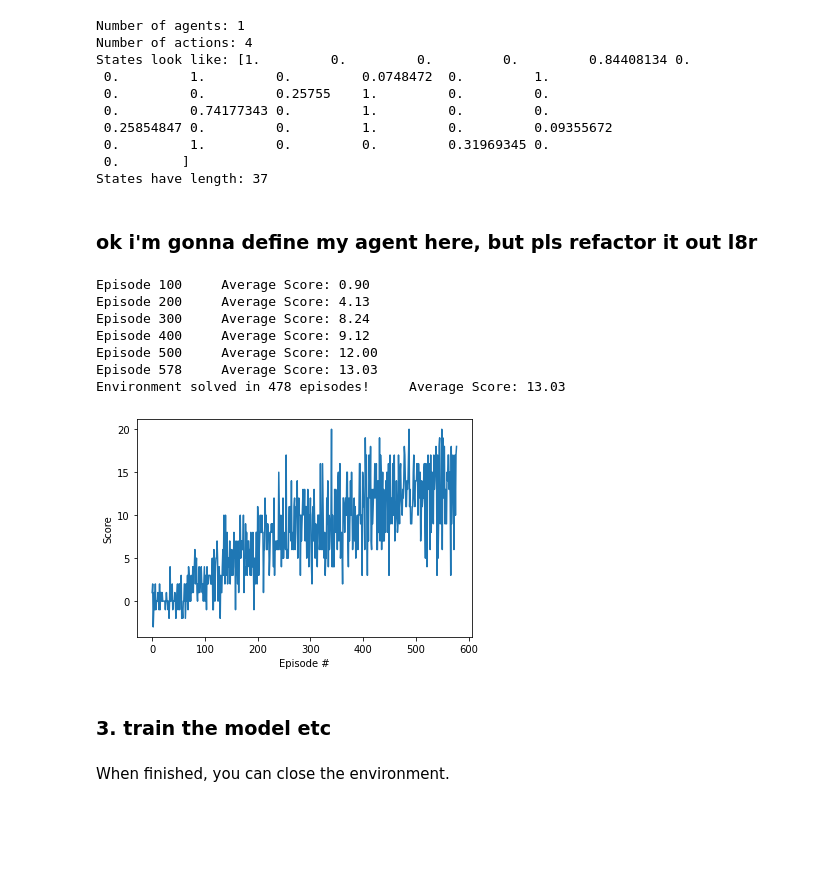
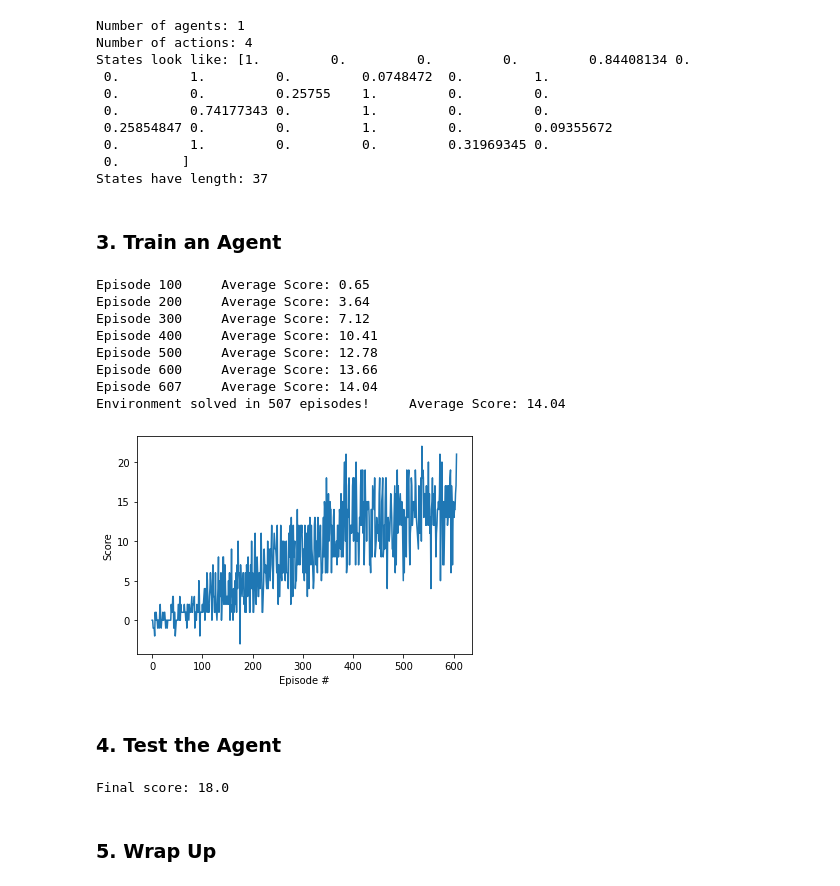
Before and after one commit to LeowWB/drlnd-p1-navigation, a Jupyter notebook: Navigation.ipynb, the cells around one changed output. Drawn from its saved outputs; the diff is of its cells as text; code cells hidden in the pictures; blank space fills up the shorter version.

```diff
--- a/Navigation.ipynb
+++ b/Navigation.ipynb
@@ -97,5 +91,3 @@ States look like: [1.         0.         0.         0.         0.84408134 0.
  0.         1.         0.         0.         0.31969345 0.
  0.        ]
 States have length: 37
-# %% [markdown]
-### ok i'm gonna define my agent here, but pls refactor it out l8r
@@ -290,10 +94,10 @@ class ReplayBuffer:
+# %% [markdown]
+### 3. Train an Agent
 # %%
-# from dqn_agent import Agent
-
-agent = Agent(state_size=37, action_size=4, seed=0)
+agent = Agent(state_size=state_size, action_size=action_size, seed=0)
 # %%
 def dqn(n_episodes=2000, eps_start=1.0, eps_end=0.01, eps_decay=0.995):
-    """Deep Q-Learning.
+    """Deep Q-Learning. Adapted from course materials with permission.
 
     Params
     ======
@@ -307,53 +111,73 @@ def dqn(n_episodes=2000, eps_start=1.0, eps_end=0.01, eps_decay=0.995):
     scores_window = deque(maxlen=100)  # last 100 scores
     eps = eps_start                    # initialize epsilon
     for i_episode in range(1, n_episodes+1):
-        env_info = env.reset(train_mode=True)[brain_name] # reset the environment
+        env_info = env.reset(train_mode=True)[brain_name]  # reset the environment
         state = env_info.vector_observations[0]            # get the current state
         score = 0
         while True:
             action = (np.int32)(agent.act(state, eps))
             env_info = env.step(action)[brain_name]        # send the action to the environment
             next_state = env_info.vector_observations[0]   # get the next state
             reward = env_info.rewards[0]                   # get the reward
             done = env_info.local_done[0]                  # see if episode has finished
             agent.step(state, action, reward, next_state, done)
             state = next_state
             score += reward
             if done:
                 break
         scores_window.append(score)       # save most recent score
         scores.append(score)              # save most recent score
         eps = max(eps_end, eps_decay*eps) # decrease epsilon
         print('\rEpisode {}\tAverage Score: {:.2f}'.format(i_episode, np.mean(scores_window)), end="")
         if i_episode % 100 == 0:
             print('\rEpisode {}\tAverage Score: {:.2f}'.format(i_episode, np.mean(scores_window)))
-        if np.mean(scores_window)>=13:
+        if np.mean(scores_window)>=14:
             print('\nEnvironment solved in {:d} episodes!\tAverage Score: {:.2f}'.format(i_episode-100, np.mean(scores_window)))
-            torch.save(agent.qnetwork_local.state_dict(), 'checkpoint.pth')
+            torch.save(agent.qnetwork_local.state_dict(), 'model_weights.pth')
             break
     return scores
 
 scores = dqn()
 
 # plot the scores
 fig = plt.figure()
 ax = fig.add_subplot(111)
 plt.plot(np.arange(len(scores)), scores)
 plt.ylabel('Score')
 plt.xlabel('Episode #')
 plt.show()
 # %% [output]
-Episode 100     Average Score: 0.90
-Episode 200     Average Score: 4.13
-Episode 300     Average Score: 8.24
-Episode 400     Average Score: 9.12
-Episode 500     Average Score: 12.00
-Episode 578     Average Score: 13.03
-Environment solved in 478 episodes!     Average Score: 13.03
+Episode 100     Average Score: 0.65
+Episode 200     Average Score: 3.64
+Episode 300     Average Score: 7.12
+Episode 400     Average Score: 10.41
+Episode 500     Average Score: 12.78
+Episode 600     Average Score: 13.66
+Episode 607     Average Score: 14.04
+Environment solved in 507 episodes!     Average Score: 14.04
-[figure, old version]
+[figure, new version]
-# %% [markdown]
-### 3. train the model etc
-# %% [markdown]
-When finished, you can close the environment.
+# %% [markdown]
+### 4. Test the Agent
+# %%
+env_info = env.reset(train_mode=False)[brain_name] # reset the environment
+state = env_info.vector_observations[0]            # get the current state
+score = 0
+while True:
+    action = (np.int32)(agent.act(state, eps=0))
+    env_info = env.step(action)[brain_name]        # send the action to the environment
+    next_state = env_info.vector_observations[0]   # get the next state
+    reward = env_info.rewards[0]                   # get the reward
+    done = env_info.local_done[0]                  # see if episode has finished
+    agent.step(state, action, reward, next_state, done)
+    state = next_state
+    score += reward
+    if done:
+        break
+
+print(f'Final score: {score}')
+# %% [output]
+Final score: 18.0
+# %% [markdown]
+### 5. Wrap Up
 # %%
 env.close()
```
Also changed, not shown: parts of 7 cells of this notebook, 2 other files.
